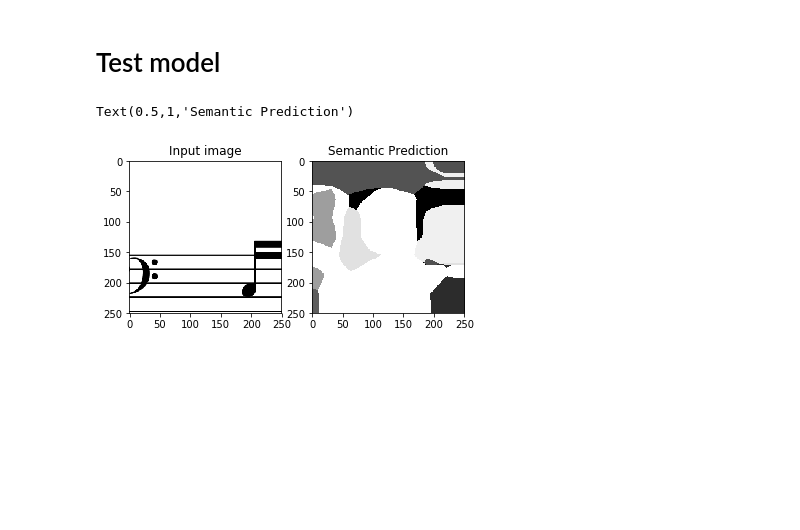
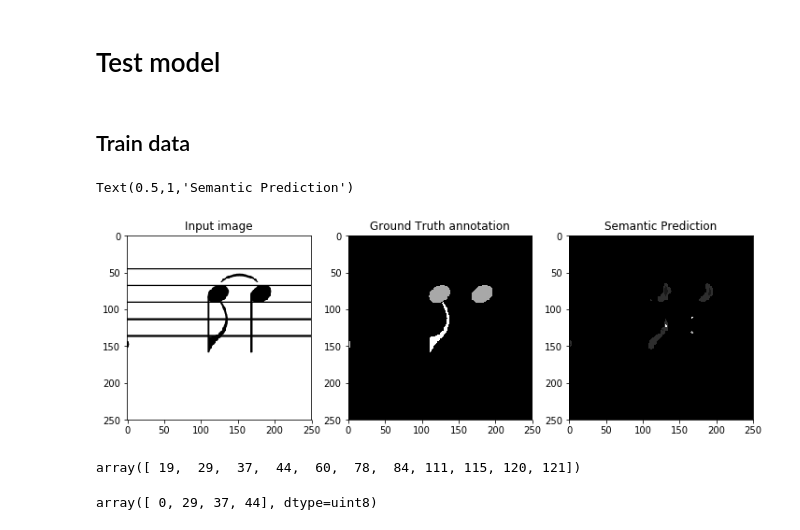
Before and after one commit to mjenrungrot/NoteheadDetectorFCN, a Jupyter notebook: FCN.ipynb, the cells around one changed output. Cells and saved outputs as stored; diff of their text form; code cells hidden in the pictures; blank space fills up the shorter version.

Commit message:
Working FCN long iterations

```diff
--- a/FCN.ipynb
+++ b/FCN.ipynb
@@ -506,0 +508,7 @@ Epoch 1/1
+# %%
+NUM_ITERATION = 500
+# %%
+for itr in range(NUM_ITERATION):
+    train_img, train_annotation = data_reader.next_batch(20)
+    val_img, val_annotation = data_reader.get_test_records()
+    model.fit(x=train_img, y=train_annotation, verbose=True, validation_data=(val_img, val_annotation))
@@ -507,14 +577,32 @@ Epoch 1/1
 # %% [markdown]
 # Test model
+# %% [markdown]
+## Train data
+# %%
+train_img, train_annotation = data_reader.next_batch(20)
 # %%
 prediction = np.argmax(model.predict(train_img), axis=-1) # get the argmax of 124 classes
+# %%
+img_id = 9
 # %%
-plt.subplot(1,2,1)
-plt.imshow(train_img[0,:,:,0], cmap='gray')
+plt.figure(figsize=(12,20))
+plt.subplot(1,3,1)
+plt.imshow(train_img[img_id,:,:,0], cmap='gray')
 plt.title("Input image")
-plt.subplot(1,2,2)
-plt.imshow(prediction[0,:,:], cmap='gray')
+plt.subplot(1,3,2)
+plt.imshow(train_annotation[img_id,:,:,0], cmap='gray')
+plt.title("Ground Truth annotation")
+plt.subplot(1,3,3)
+plt.imshow(prediction[img_id,:,:], cmap='gray')
 plt.title("Semantic Prediction")
 # %% [output]
 Text(0.5,1,'Semantic Prediction')
-[figure, old version]
+[figure, new version]
+# %%
+np.unique(prediction)
+# %% [output]
+array([ 19,  29,  37,  44,  60,  78,  84, 111, 115, 120, 121])
+# %%
+np.unique(train_annotation[img_id,:,:,0])
+# %% [output]
+array([ 0, 29, 37, 44], dtype=uint8)
```
Also changed, not shown: parts of 34 cells of this notebook.
